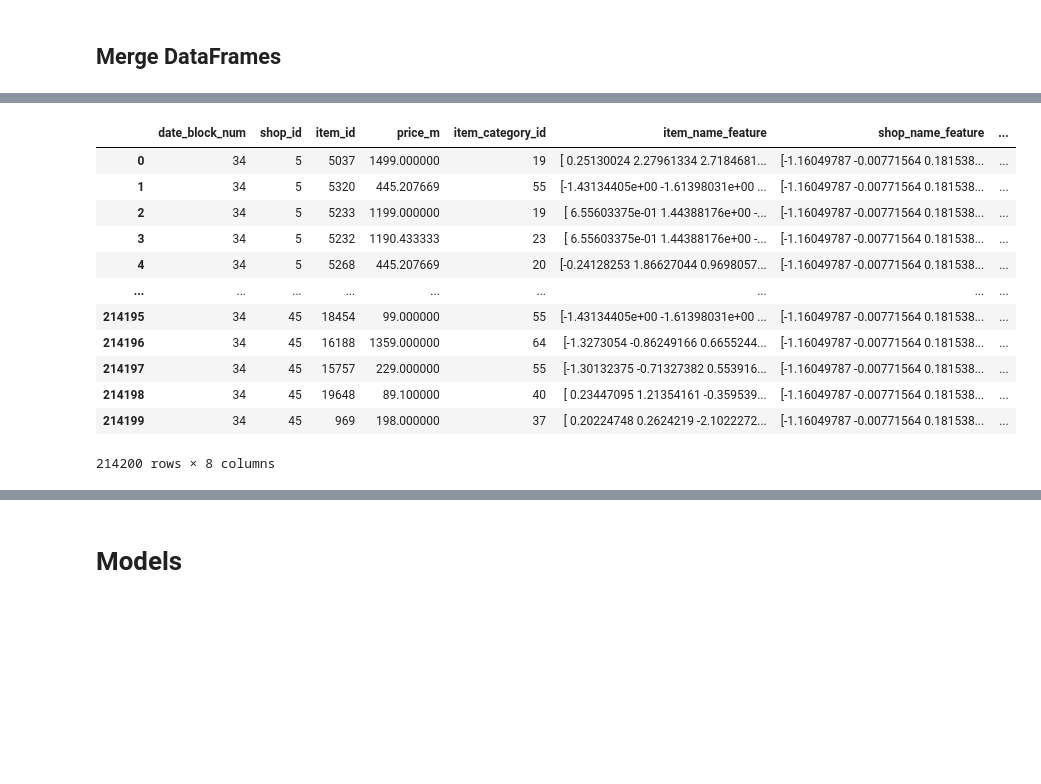
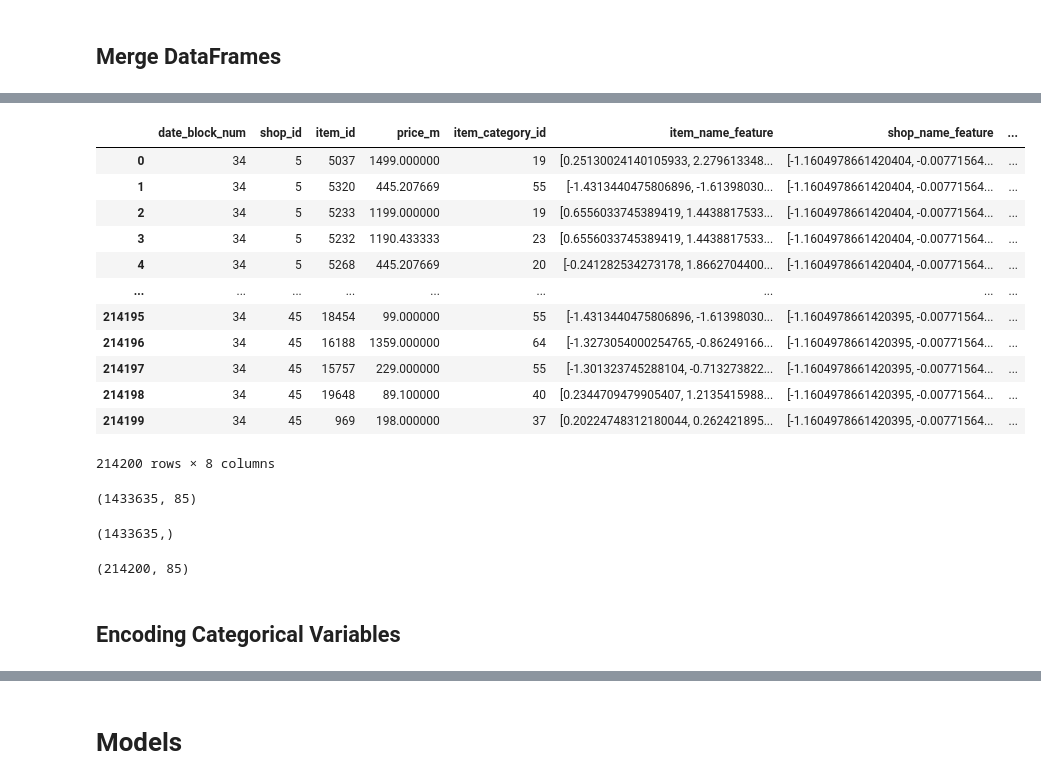
Before and after one commit to ShupeiLi/predict-future-sales, a Jupyter notebook: models.ipynb, the cells around one changed output, grey strips where cells are left out. Cells and saved outputs as stored; diff of their text form; code cells hidden in the pictures; blank space fills up the shorter version.

```diff
--- a/models.ipynb
+++ b/models.ipynb
@@ -16,11 +16,11 @@ from sklearn.decomposition import PCA
 pd.options.mode.chained_assignment = None
 %matplotlib inline
 # %%
-items = pd.read_csv("./data/items2.csv")
-shops = pd.read_csv("./data/shops2.csv")
-item_categories = pd.read_csv("./data/item_categories2.csv")
-train = pd.read_csv("./data/sales_train2.csv")
-test = pd.read_csv("./data/test2.csv")
+items = pd.read_csv("./data/items.csv")
+shops = pd.read_csv("./data/shops.csv")
+item_categories = pd.read_csv("./data/item_categories.csv")
+train = pd.read_csv("./data/sales_train.csv")
+test = pd.read_csv("./data/test.csv")
 # %%
 items
 # %% [output]
@@ -313,10 +313,10 @@ shops_feature = extract_feature(shops['shop_name'])
 Median: 600
 Failed: 2
 # %%
-pca1 = PCA(n_components=20)
+pca1 = PCA(n_components=40)
 items_feature = pca1.fit_transform(items_feature)
 
-pca2 = PCA(n_components=10)
+pca2 = PCA(n_components=20)
 item_categories_feature = pca2.fit_transform(item_categories_feature)
 shops_feature = pca2.fit_transform(item_categories_feature)
 # %%
@@ -432,22 +444,21 @@ train
 # %%
 test = pd.merge(test, items, on = 'item_id', how = "left")
 test = pd.merge(test, shops, on = 'shop_id', how = "left")
 test = pd.merge(test, item_categories, on = 'item_category_id', how = "left")
 test = test.loc[:, ['date_block_num', 'shop_id', 'item_id', 'price_m', 'item_category_id',
                       'item_name_feature', 'shop_name_feature', 'item_category_name_feature']]
-test = test.drop_duplicates()
 test
 # %% [output]
 |  | date_block_num | shop_id | item_id | price_m | item_category_id | item_name_feature | shop_name_feature | ... |
-| 0 | 34 | 5 | 5037 | 1499.000000 | 19 | [ 0.25130024 2.27961334 2.7184681... | [-1.16049787 -0.00771564 0.181538... | ... |
-| 1 | 34 | 5 | 5320 | 445.207669 | 55 | [-1.43134405e+00 -1.61398031e+00 ... | [-1.16049787 -0.00771564 0.181538... | ... |
-| 2 | 34 | 5 | 5233 | 1199.000000 | 19 | [ 6.55603375e-01 1.44388176e+00 -... | [-1.16049787 -0.00771564 0.181538... | ... |
-| 3 | 34 | 5 | 5232 | 1190.433333 | 23 | [ 6.55603375e-01 1.44388176e+00 -... | [-1.16049787 -0.00771564 0.181538... | ... |
-| 4 | 34 | 5 | 5268 | 445.207669 | 20 | [-0.24128253 1.86627044 0.9698057... | [-1.16049787 -0.00771564 0.181538... | ... |
+| 0 | 34 | 5 | 5037 | 1499.000000 | 19 | [0.25130024140105933, 2.279613348... | [-1.1604978661420404, -0.00771564... | ... |
+| 1 | 34 | 5 | 5320 | 445.207669 | 55 | [-1.4313440475806896, -1.61398030... | [-1.1604978661420404, -0.00771564... | ... |
+| 2 | 34 | 5 | 5233 | 1199.000000 | 19 | [0.6556033745389419, 1.4438817533... | [-1.1604978661420404, -0.00771564... | ... |
+| 3 | 34 | 5 | 5232 | 1190.433333 | 23 | [0.6556033745389419, 1.4438817533... | [-1.1604978661420404, -0.00771564... | ... |
+| 4 | 34 | 5 | 5268 | 445.207669 | 20 | [-0.241282534273178, 1.8662704400... | [-1.1604978661420404, -0.00771564... | ... |
 | ... | ... | ... | ... | ... | ... | ... | ... | ... |
-| 214195 | 34 | 45 | 18454 | 99.000000 | 55 | [-1.43134405e+00 -1.61398031e+00 ... | [-1.16049787 -0.00771564 0.181538... | ... |
-| 214196 | 34 | 45 | 16188 | 1359.000000 | 64 | [-1.3273054 -0.86249166 0.6655244... | [-1.16049787 -0.00771564 0.181538... | ... |
-| 214197 | 34 | 45 | 15757 | 229.000000 | 55 | [-1.30132375 -0.71327382 0.553916... | [-1.16049787 -0.00771564 0.181538... | ... |
-| 214198 | 34 | 45 | 19648 | 89.100000 | 40 | [ 0.23447095 1.21354161 -0.359539... | [-1.16049787 -0.00771564 0.181538... | ... |
-| 214199 | 34 | 45 | 969 | 198.000000 | 37 | [ 0.20224748 0.2624219 -2.1022272... | [-1.16049787 -0.00771564 0.181538... | ... |
+| 214195 | 34 | 45 | 18454 | 99.000000 | 55 | [-1.4313440475806896, -1.61398030... | [-1.1604978661420395, -0.00771564... | ... |
+| 214196 | 34 | 45 | 16188 | 1359.000000 | 64 | [-1.3273054000254765, -0.86249166... | [-1.1604978661420395, -0.00771564... | ... |
+| 214197 | 34 | 45 | 15757 | 229.000000 | 55 | [-1.301323745288104, -0.713273822... | [-1.1604978661420395, -0.00771564... | ... |
+| 214198 | 34 | 45 | 19648 | 89.100000 | 40 | [0.2344709479905407, 1.2135415988... | [-1.1604978661420395, -0.00771564... | ... |
+| 214199 | 34 | 45 | 969 | 198.000000 | 37 | [0.20224748312180044, 0.262421895... | [-1.1604978661420395, -0.00771564... | ... |
 214200 rows × 8 columns
@@ -456,0 +465,23 @@ test.to_csv("./data/test2.csv", index=False)
+# %%
+train_X = train.iloc[:, :5].values
+train_X = np.concatenate((train_X, np.stack(train['item_name_feature'])), axis=1)
+train_X = np.concatenate((train_X, np.stack(train['shop_name_feature'])), axis=1)
+train_X = np.concatenate((train_X, np.stack(train['item_category_name_feature'])), axis=1)
+train_X.shape
+# %% [output]
+(1433635, 85)
+# %%
+train_y = train['item_cnt_month'].values
+train_y.shape
+# %% [output]
+(1433635,)
+# %%
+test_X = test.iloc[:, :5].values
+test_X = np.concatenate((test_X, np.stack(test['item_name_feature'])), axis=1)
+test_X = np.concatenate((test_X, np.stack(test['shop_name_feature'])), axis=1)
+test_X = np.concatenate((test_X, np.stack(test['item_category_name_feature'])), axis=1)
+test_X.shape
+# %% [output]
+(214200, 85)
+# %% [markdown]
+## Encoding Categorical Variables
```
Also changed, not shown: parts of 12 cells of this notebook.
